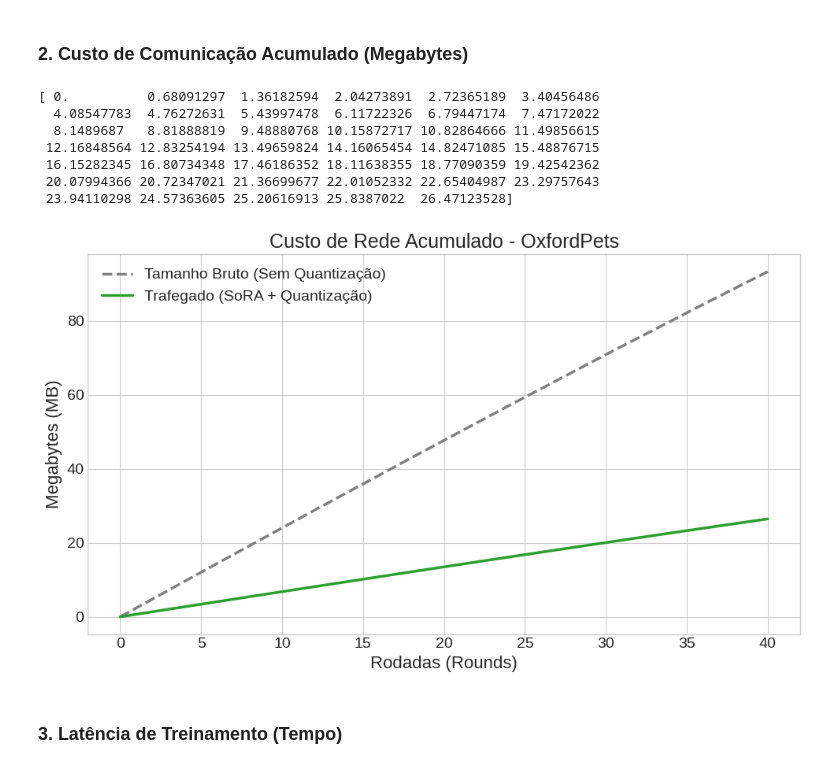
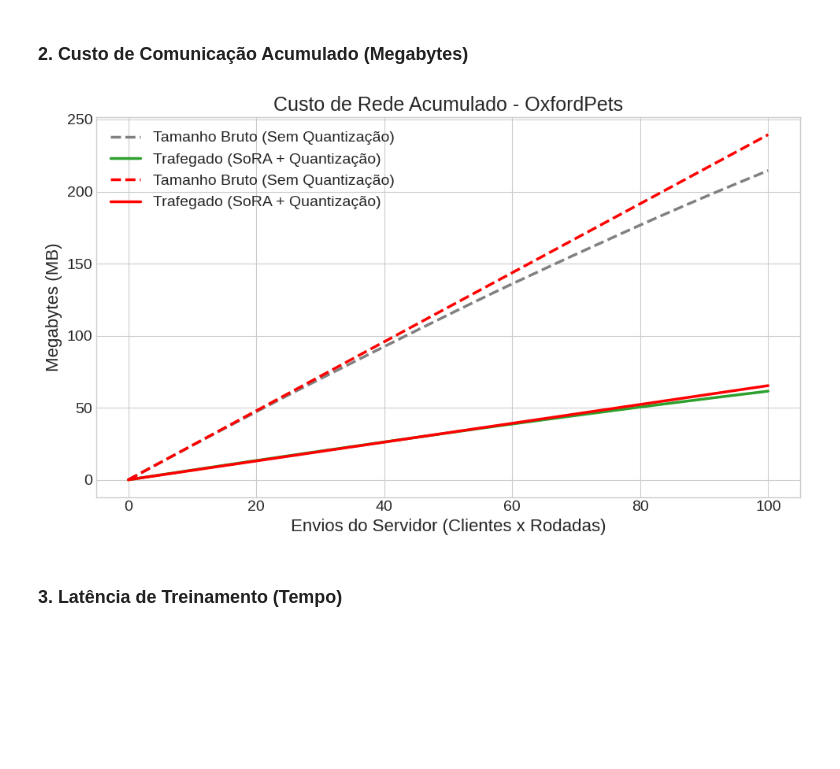
Before and after one commit to VeigarGit/FL_ServerPuma, a Jupyter notebook: src/system/plot_results.ipynb, the cells around one changed output. Cells and saved outputs as stored; diff of their text form; code cells hidden in the pictures; blank space fills up the shorter version.

```diff
--- a/src/system/plot_results.ipynb
+++ b/src/system/plot_results.ipynb
@@ -25,7 +25,6 @@ def load_strategy_results(dataset, strategy, algo="FedAVG", prune="withou_Prune"
     """
     Busca os arquivos h5 gerados pelo servidor e calcula média e desvio padrão.
     """
-    # Adicionando o {strategy} de volta ao padrão de busca
     pattern = os.path.join(RESULTS_DIR, f"{dataset}_{strategy}_{prune}_{algo}_run*.h5")
     files = glob.glob(pattern)
 
@@ -35,7 +34,7 @@ def load_strategy_results(dataset, strategy, algo="FedAVG", prune="withou_Prune"
 
     print(f"✅ Encontrados {len(files)} arquivos para o padrão: {dataset}_{strategy}_{prune}_{algo}")
 
-    acc_runs, loss_runs, mb_runs, mb_bruto_runs, time_runs = [], [], [], [], []
+    acc_runs, loss_runs, mb_runs, mb_bruto_runs, time_runs, size_runs = [], [], [], [], [], []
 
     for f in files:
         with h5py.File(f, 'r') as hf:
@@ -45,13 +44,23 @@ def load_strategy_results(dataset, strategy, algo="FedAVG", prune="withou_Prune"
             mb_bruto_runs.append(np.array(hf['Sended_without_quant']))
             time_runs.append(np.array(hf['Round_time']))
 
-    return {
+            # Nova extração com suporte a retrocompatibilidade (arquivos antigos não quebram)
+            if 'Model_size_per_round_Mb' in hf:
+                size_runs.append(np.array(hf['Model_size_per_round_Mb']))
+
+    resultados = {
         'acc_mean': np.mean(acc_runs, axis=0), 'acc_std': np.std(acc_runs, axis=0),
         'loss_mean': np.mean(loss_runs, axis=0), 'loss_std': np.std(loss_runs, axis=0),
         'mb_mean': np.mean(mb_runs, axis=0), 'mb_std': np.std(mb_runs, axis=0),
         'mb_bruto_mean': np.mean(mb_bruto_runs, axis=0), 'mb_bruto_std': np.std(mb_bruto_runs, axis=0),
         'time_mean': np.mean(time_runs, axis=0), 'time_std': np.std(time_runs, axis=0),
     }
+
+    if size_runs:
+        resultados['size_mean'] = np.mean(size_runs, axis=0)
+        resultados['size_std'] = np.std(size_runs, axis=0)
+
+    return resultados
 # %%
 DATASET = "OxfordPets"
 
@@ -96,41 +111,47 @@ plt.show()
 # %% [markdown]
 ### 2. Custo de Comunicação Acumulado (Megabytes)
 # %%
-
 plt.figure(figsize=(10, 6))
 
 if dados_sora:
     eixo_x = range(len(dados_sora['mb_mean']))
 
-    # Linha mostrando o tamanho se enviasse o modelo bruto (Sem compressão/quantização)
+    # Linha mostrando o tamanho se enviasse o modelo bruto
     plt.plot(eixo_x, dados_sora['mb_bruto_mean'], label='Tamanho Bruto (Sem Quantização)', color='gray', linestyle='--')
 
-    # Linha mostrando o que foi efetivamente trafegado com o Framework PUMA
+    # Linha mostrando o que foi efetivamente trafegado com o SoRA
     plt.plot(eixo_x, dados_sora['mb_mean'], label='Trafegado (SoRA + Quantização)', color='#2ca02c')
 
-    print(dados_sora['mb_mean'])
-
-    # Intervalo de confiança para os dados trafegados
+    # Intervalo de confiança
     plt.fill_between(eixo_x,
                      dados_sora['mb_mean'] - dados_sora['mb_std'],
                      dados_sora['mb_mean'] + dados_sora['mb_std'],
                      color='#2ca02c', alpha=0.15)
 
+if dados_lora:
+    eixo_x = range(len(dados_lora['mb_mean']))
+
+    # Linha mostrando o tamanho se enviasse o modelo bruto
+    plt.plot(eixo_x, dados_lora['mb_bruto_mean'], label='Tamanho Bruto (Sem Quantização)', color='red', linestyle='--')
+
+    # Linha mostrando o que foi efetivamente trafegado com o SoRA
+    plt.plot(eixo_x, dados_lora['mb_mean'], label='Trafegado (SoRA + Quantização)', color='red')
+
+    # Intervalo de confiança
+    plt.fill_between(eixo_x,
+                     dados_lora['mb_mean'] - dados_lora['mb_std'],
+                     dados_lora['mb_mean'] + dados_lora['mb_std'],
+                     color='#2ca02c', alpha=0.15)
+
 plt.title(f"Custo de Rede Acumulado - {DATASET}")
-plt.xlabel("Rodadas (Rounds)")
+# Correção do Rótulo do Eixo X para refletir a lógica de 1 envio por cliente
+plt.xlabel("Envios do Servidor (Clientes x Rodadas)")
 plt.ylabel("Megabytes (MB)")
 plt.legend()
 plt.tight_layout()
 plt.show()
 # %% [output]
-[ 0.          0.68091297  1.36182594  2.04273891  2.72365189  3.40456486
-  4.08547783  4.76272631  5.43997478  6.11722326  6.79447174  7.47172022
-  8.1489687   8.81888819  9.48880768 10.15872717 10.82864666 11.49856615
- 12.16848564 12.83254194 13.49659824 14.16065454 14.82471085 15.48876715
- 16.15282345 16.80734348 17.46186352 18.11638355 18.77090359 19.42542362
- 20.07994366 20.72347021 21.36699677 22.01052332 22.65404987 23.29757643
- 23.94110298 24.57363605 25.20616913 25.8387022  26.47123528]
-[figure, old version]
+[figure, new version]
 # %% [markdown]
 ### 3. Latência de Treinamento (Tempo)
 # %%
```
Also changed, not shown: parts of 5 cells of this notebook, 17 other files.
